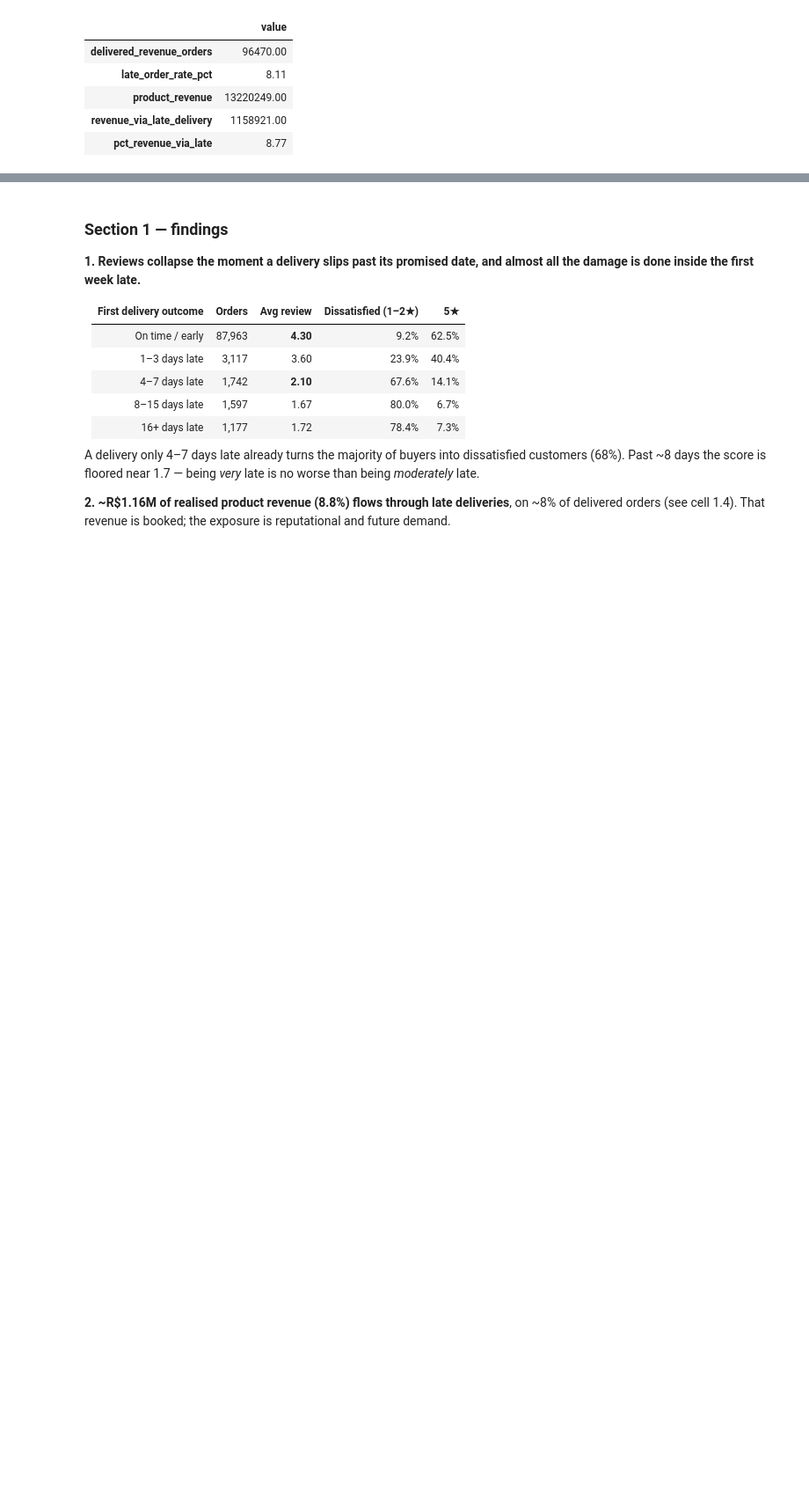
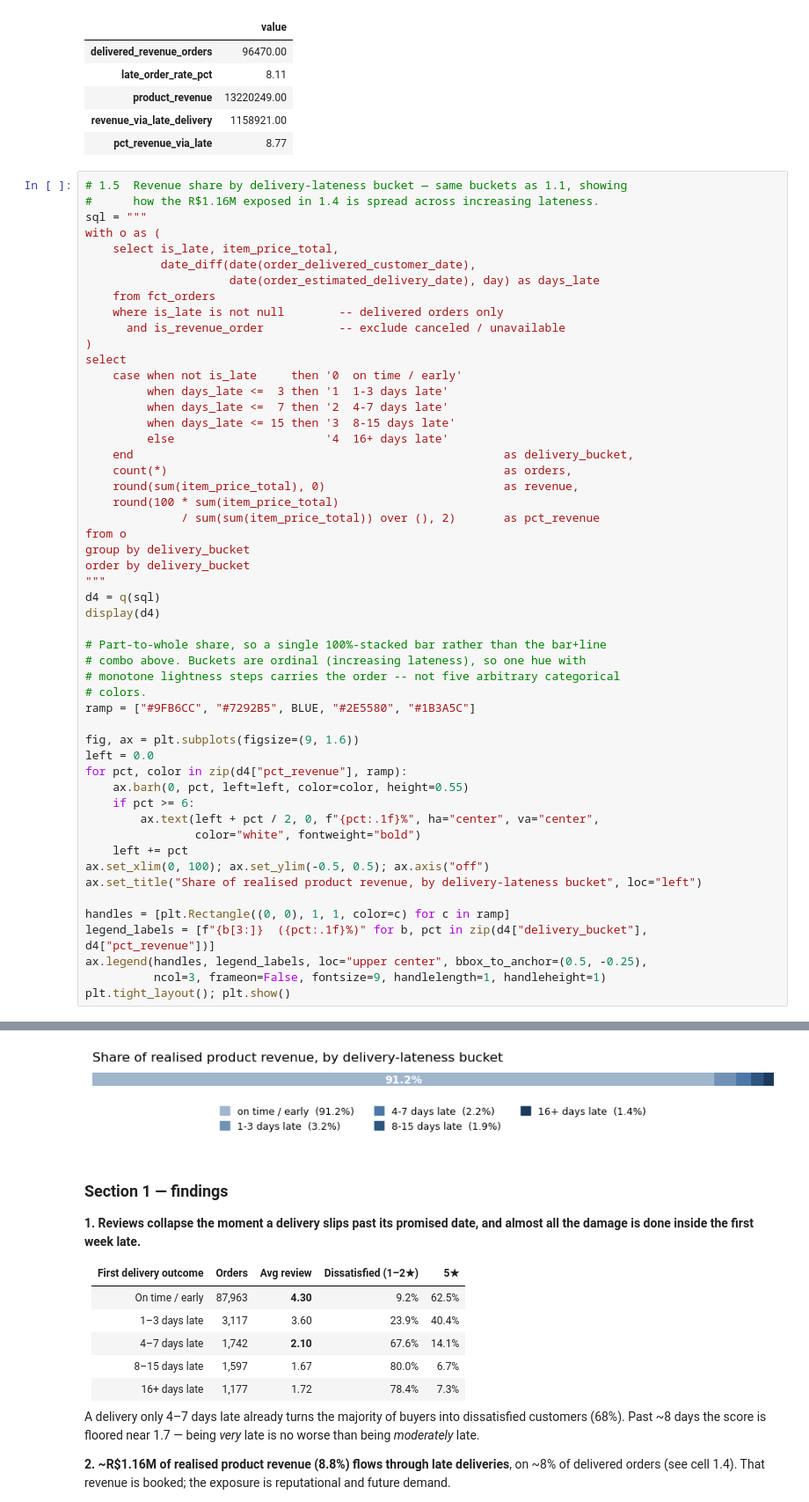
Before and after one commit to cheanwei/ntu-dsai-group5-project2, a Jupyter notebook: notebooks/01_data_profiling.ipynb, the cells around one changed output, grey strips where cells are left out. Shown at 88% size. Drawn from its saved outputs; the diff is of its cells as text; blank space fills up the shorter version.

```diff
--- a/notebooks/01_data_profiling.ipynb
+++ b/notebooks/01_data_profiling.ipynb
@@ -675,3 +675,56 @@ display(q(sql).T.rename(columns={0: "value"}))
 | product_revenue | 13220249.00 |
 | revenue_via_late_delivery | 1158921.00 |
 | pct_revenue_via_late | 8.77 |
+# %%
+# 1.5  Revenue share by delivery-lateness bucket — same buckets as 1.1, showing
+#      how the R$1.16M exposed in 1.4 is spread across increasing lateness.
+sql = """
+with o as (
+    select is_late, item_price_total,
+           date_diff(date(order_delivered_customer_date),
+                     date(order_estimated_delivery_date), day) as days_late
+    from fct_orders
+    where is_late is not null        -- delivered orders only
+      and is_revenue_order           -- exclude canceled / unavailable
+)
+select
+    case when not is_late     then '0  on time / early'
+         when days_late <=  3 then '1  1-3 days late'
+         when days_late <=  7 then '2  4-7 days late'
+         when days_late <= 15 then '3  8-15 days late'
+         else                      '4  16+ days late'
+    end                                                      as delivery_bucket,
+    count(*)                                                 as orders,
+    round(sum(item_price_total), 0)                          as revenue,
+    round(100 * sum(item_price_total)
+              / sum(sum(item_price_total)) over (), 2)       as pct_revenue
+from o
+group by delivery_bucket
+order by delivery_bucket
+"""
+d4 = q(sql)
+display(d4)
+
+# Part-to-whole share, so a single 100%-stacked bar rather than the bar+line
+# combo above. Buckets are ordinal (increasing lateness), so one hue with
+# monotone lightness steps carries the order -- not five arbitrary categorical
+# colors.
+ramp = ["#9FB6CC", "#7292B5", BLUE, "#2E5580", "#1B3A5C"]
+
+fig, ax = plt.subplots(figsize=(9, 1.6))
+left = 0.0
+for pct, color in zip(d4["pct_revenue"], ramp):
+    ax.barh(0, pct, left=left, color=color, height=0.55)
+    if pct >= 6:
+        ax.text(left + pct / 2, 0, f"{pct:.1f}%", ha="center", va="center",
+                color="white", fontweight="bold")
+    left += pct
+ax.set_xlim(0, 100); ax.set_ylim(-0.5, 0.5); ax.axis("off")
+ax.set_title("Share of realised product revenue, by delivery-lateness bucket", loc="left")
+
+handles = [plt.Rectangle((0, 0), 1, 1, color=c) for c in ramp]
+legend_labels = [f"{b[3:]}  ({pct:.1f}%)" for b, pct in zip(d4["delivery_bucket"], d4["pct_revenue"])]
+ax.legend(handles, legend_labels, loc="upper center", bbox_to_anchor=(0.5, -0.25),
+          ncol=3, frameon=False, fontsize=9, handlelength=1, handleheight=1)
+plt.tight_layout(); plt.show()
+# %% [output]
@@ -678,3 +737,4 @@ display(q(sql).T.rename(columns={0: "value"}))
+[figure, added]
 # %% [markdown]
 ### Section 1 — findings
 
```
Also changed, not shown: parts of 10 cells of this notebook.
